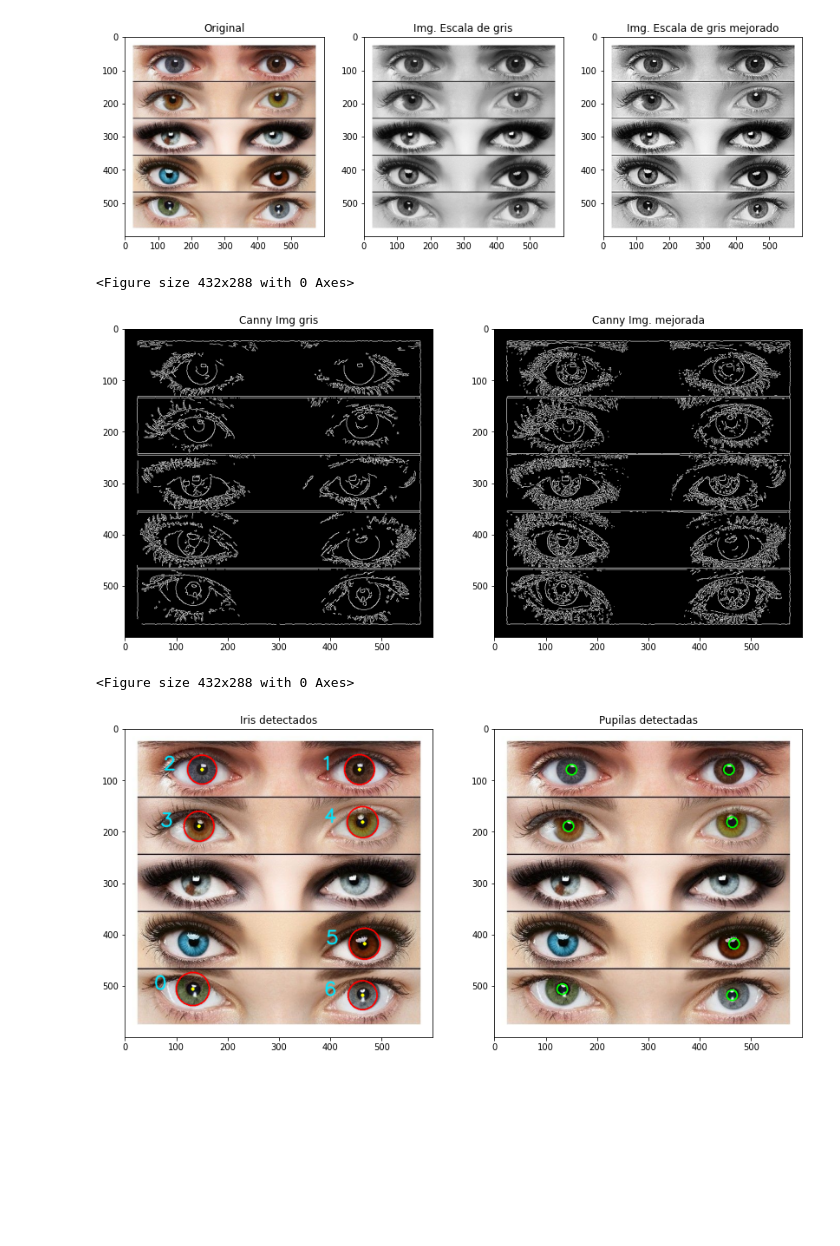
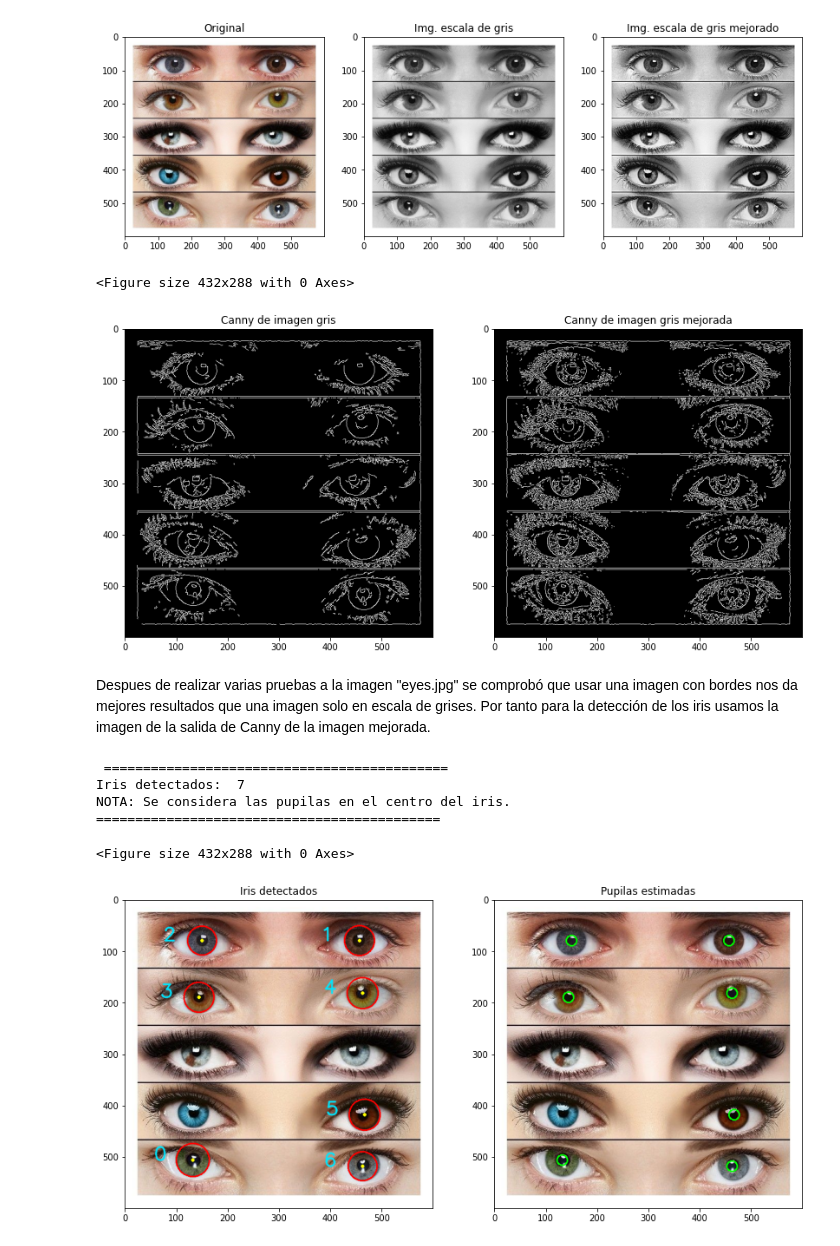
Before and after one commit to IvanCF/Visi-n_Computadora_TP, a Jupyter notebook: TP3/TP3.ipynb, the cells around one changed output. Saved outputs shown, nothing was run; the diff lists cells and outputs as text; code cells hidden in the pictures; blank space fills up the shorter version.

Commit message:
TP3 completo
TP3 listo para presentar

```diff
--- a/TP3/TP3.ipynb
+++ b/TP3/TP3.ipynb
@@ -59,56 +56,60 @@ Tamaño imagen 1: (600, 600, 3) pix
 <Figure size 432x288 with 0 Axes>
 [figure]
 # %%
-
-
+# detección de bordes
 bordes1 = cv.Canny(gray,150,255) ## aplicamos el filtro canny para la deteccion de bordes,
 ##seleccionamos un umbral minimo de 135 y un maximo de 255
 bordes2 = cv.Canny(unsharp_image,190,255) ## aplicamos el filtro canny para la deteccion de bordes,
 ##seleccionamos un umbral minimo de 135 y un maximo de 255
 
 # Nueva figura
 fig = plt.figure()
 plt.figure(figsize=(14,8))
 
 # Imagen original
 ax1=plt.subplot(121)
 ax1.imshow(bordes1,cmap="gray")
-ax1.set_title('Canny Img gris')
+ax1.set_title('Canny de imagen gris')
 
 ax2=plt.subplot(122)
 ax2.imshow(bordes2,cmap="gray")
-ax2.set_title('Canny Img. mejorada')
+ax2.set_title('Canny de imagen gris mejorada')
 
 fig.tight_layout()
 plt.show()
 # %% [output]
 <Figure size 432x288 with 0 Axes>
-[figure, old version]
+[figure, new version]
+# %% [markdown]
+Despues de realizar varias pruebas a la imagen "eyes.jpg" se comprobó que usar una imagen con bordes nos da mejores resultados que una imagen solo en escala de grises. Por tanto para la detección de los iris usamos la imagen de la salida de Canny de la imagen mejorada.
 # %%
 #detectamos el iris de cada ojo
-
 imgRGB2=imgRGB.copy()
 centros_iris=[]
+
 ########################### IRIS ##############################################
-#circles1 = cv.HoughCircles(bordes2,cv.HOUGH_GRADIENT,1,100,param1=31,param2=31,minRadius=0,maxRadius=41)
 circles1 = cv.HoughCircles(bordes2,cv.HOUGH_GRADIENT,1,100,param1=31,param2=33,minRadius=0,maxRadius=41)
 circles = circles1[0,:,:]#Extraer como bidimensional
 circles = np.uint16(np.around(circles))#Redondeo, redondeo
+
 idx=0
 for i in circles[:]:
   #print(i)
-
   if(i[2]>20):# el iris tiene un radio mayor a 20px
     centros_iris.append(i)
     cv.circle(imgRGB,(i[0],i[1]),i[2],(255,0,0),2)#
     cv.circle(imgRGB,(i[0],i[1]),2,(255,255,0),2)#
     font = cv.FONT_HERSHEY_SIMPLEX
     cv.putText(imgRGB,str(idx),(i[0]-75,i[1]), font,1.2,( 0,230,255),2,cv.LINE_AA)
-    #dibujamos las pupilas
+
+    #dibujamos las pupilas estimadas
     cv.circle(imgRGB2,(i[0],i[1]),10,(0,255,0),2)#
     idx=idx+1
 
-
+print("\n ============================================")
+print("Iris detectados: ",len(centros_iris))
+print("NOTA: Se considera las pupilas en el centro del iris.")
+print("============================================\n")
 
 # Nueva figura
 fig = plt.figure()
@@ -121,11 +122,15 @@ ax1.set_title('Iris detectados')
 
 ax2=plt.subplot(122)
 ax2.imshow(imgRGB2)
-ax2.set_title('Pupilas detectadas')
+ax2.set_title('Pupilas estimadas')
 
 fig.tight_layout()
 plt.show()
 # %% [output]
-<Figure size 432x288 with 0 Axes>
+ ============================================
+Iris detectados:  7
+NOTA: Se considera las pupilas en el centro del iris.
+============================================
+<Figure size 432x288 with 0 Axes>
 [figure]
 # %%
```
Also changed, not shown: parts of 4 cells of this notebook.
